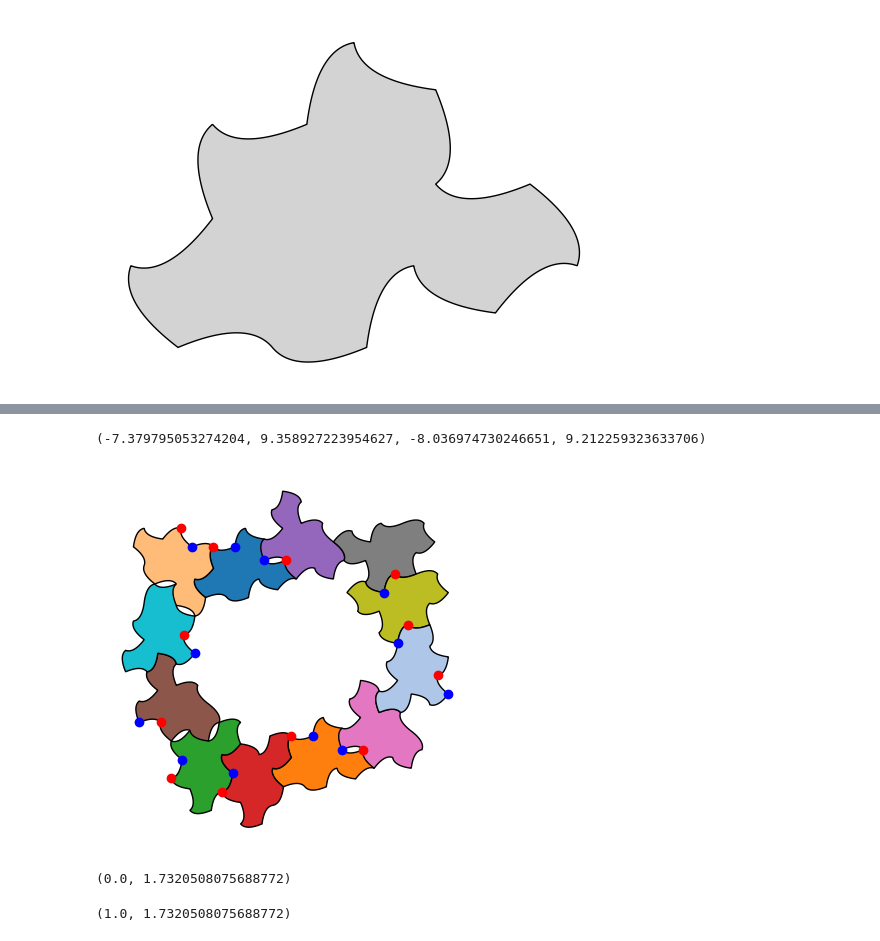
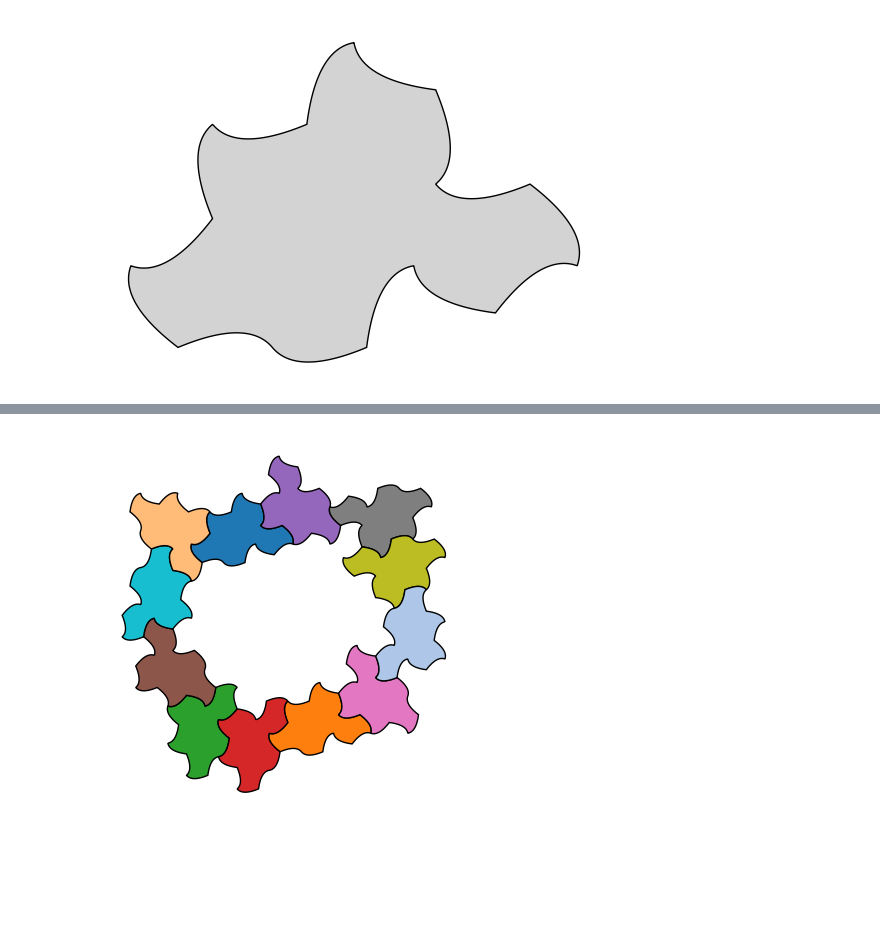
Before and after one commit to MrharN18/projekt-MatRac, a Jupyter notebook: hat-sat.ipynb, the cells around one changed output, grey strips where cells are left out. Saved outputs shown, nothing was run; the diff lists cells and outputs as text; code cells hidden in the pictures; blank space fills up the shorter version.

```diff
--- a/hat-sat.ipynb
+++ b/hat-sat.ipynb
@@ -784,14 +766,20 @@ def plot_spectre(tile,ax,line,colour):
     # dy = y1 - y0
     # starting_angle = math.atan2(dy,dx)
     rotated_angles = [0] + polygon_angles(rotate_list(tile[:-1],1))
-    i = align_sequences(rotated_angles[1:],inner_angles[1:])
-    # tile = rotate_list(tile,i)
+    j = align_sequences(rotated_angles[1:],inner_angles[1:])
+    if j is not None:
+        tile = rotate_list(tile[:-1],j)
+        tile = tile + [tile[0]]
+    else:
+        print(j)
+
+    # print(rotated_angles)
 
     starting_angle = angle_at_vertex(np.array(tile11[1]),np.array(tile11[0]),np.array(tile[1]) - np.array([tile[0][0] - tile11[0][0],tile[0][1] - tile11[0][1]]))
     line = rotate_line(starting_angle,line,xy[-1])
 
     for i in range(len(tile)-1):
-        angle = rotated_angles[i]
+        angle = inner_angles[i]
         if i % 2 == 1:
             line = rotate_line(angle, line, tile[i])
         else:
@@ -809,46 +797,41 @@ def plot_spectre(tile,ax,line,colour):
 
     poly = Polygon(all_points, closed=True, facecolor=colour, edgecolor='black', linewidth=1)
     ax.add_patch(poly)
+    # plt.plot(tile[0][0],tile[0][1], 'o',color='red')
+    # plt.plot(tile[1][0],tile[1][1],'o',color='blue')
+    # plt.plot(tile[2][0],tile[2][1],'o',color='green')
 # %%
 colors = [
     "#1f77b4",  # blue
     "#ff7f0e",  # orange
     "#2ca02c",  # green
     "#d62728",  # red
     "#9467bd",  # purple
     "#8c564b",  # brown
     "#e377c2",  # pink
     "#7f7f7f",  # gray
     "#bcbd22",  # yellow-green
     "#17becf",  # cyan
     "#aec7e8",  # light blue
     "#ffbb78",  # light orange
     "#98df8a",  # light green
     "#c5b0d5"   # light purple
 ]
 
 fig, ax = plt.subplots()
 
 i = 0
 for k,tiles in tiling_with_tiles.items():
     if k==2:
         for tile in tiles:
             if polygon_orientation(tile) == 'CCW':
                 tile = tile[::-1]
-            plot_spectre(tile,ax,line,colors[i])
+            plot_spectre(tile,ax,line,colors[i % len(colors)])
             i+=1
 
 ax.set_aspect('equal', 'box')
 ax.autoscale_view()
 plt.axis('off')
+plt.savefig("spectre_ring.pdf", format="pdf", bbox_inches="tight")
 # %% [output]
-(-7.379795053274204, 9.358927223954627, -8.036974730246651, 9.212259323633706)
-[figure, old version]
+[figure, new version]
-# %%
-tile11[0]
-# %% [output]
-(0.0, 1.7320508075688772)
-# %%
-tile11[1]
-# %% [output]
-(1.0, 1.7320508075688772)
```
Also changed, not shown: parts of 3 cells of this notebook.
